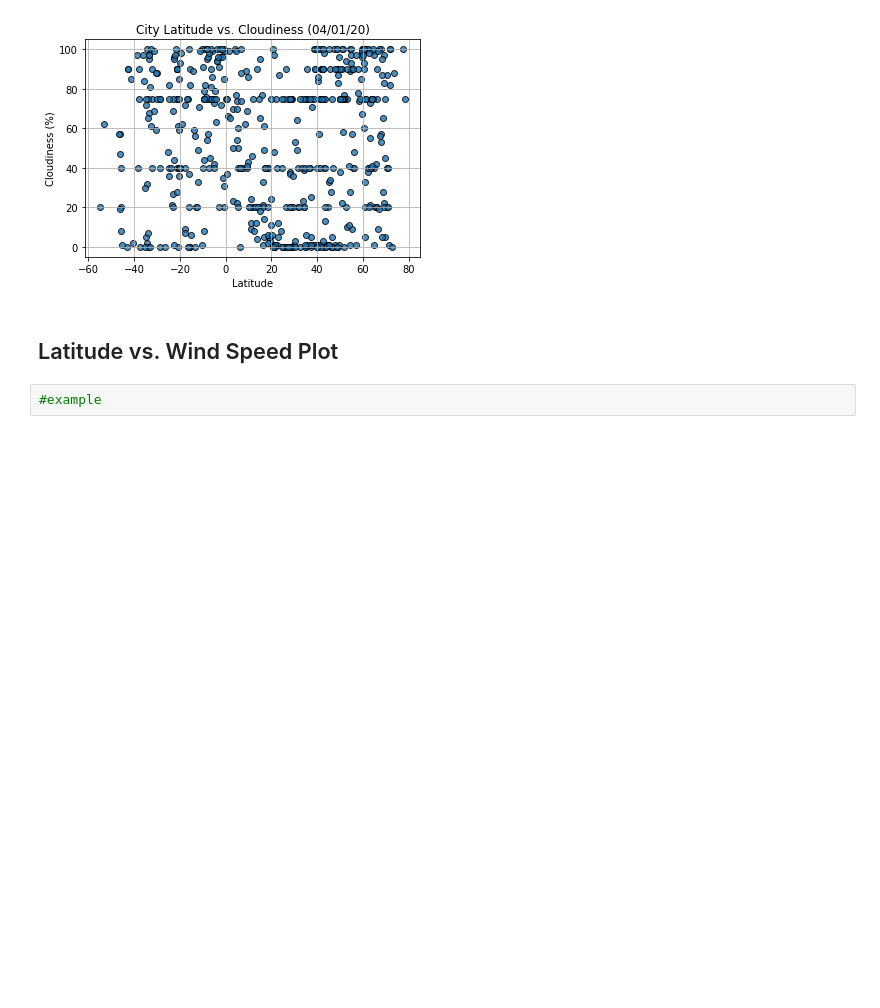
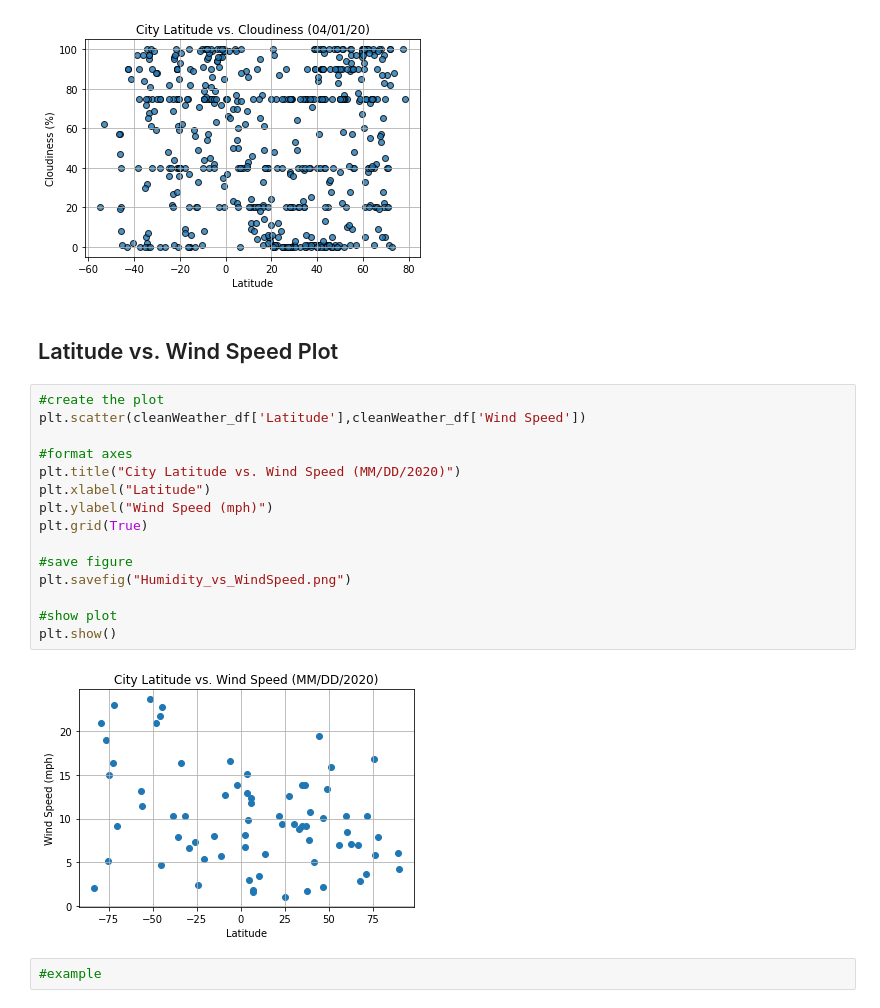
Before and after one commit to meielerol/API-challenge, a Jupyter notebook: WeatherPy.ipynb, the cells around one changed output. Cells and saved outputs as stored; diff of their text form; blank space fills up the shorter version.

```diff
--- a/WeatherPy.ipynb
+++ b/WeatherPy.ipynb
@@ -311,6 +362,23 @@ cleanWeather_df
 [figure]
 # %% [markdown]
 ## Latitude vs. Wind Speed Plot
+# %%
+#create the plot
+plt.scatter(cleanWeather_df['Latitude'],cleanWeather_df['Wind Speed'])
+
+#format axes
+plt.title("City Latitude vs. Wind Speed (MM/DD/2020)")
+plt.xlabel("Latitude")
+plt.ylabel("Wind Speed (mph)")
+plt.grid(True)
+
+#save figure
+plt.savefig("Humidity_vs_WindSpeed.png")
+
+#show plot
+plt.show()
+# %% [output]
+[figure, added]
 # %%
 #example
 # %% [output]
```
Also changed, not shown: parts of 3 cells of this notebook, 4 other files.
